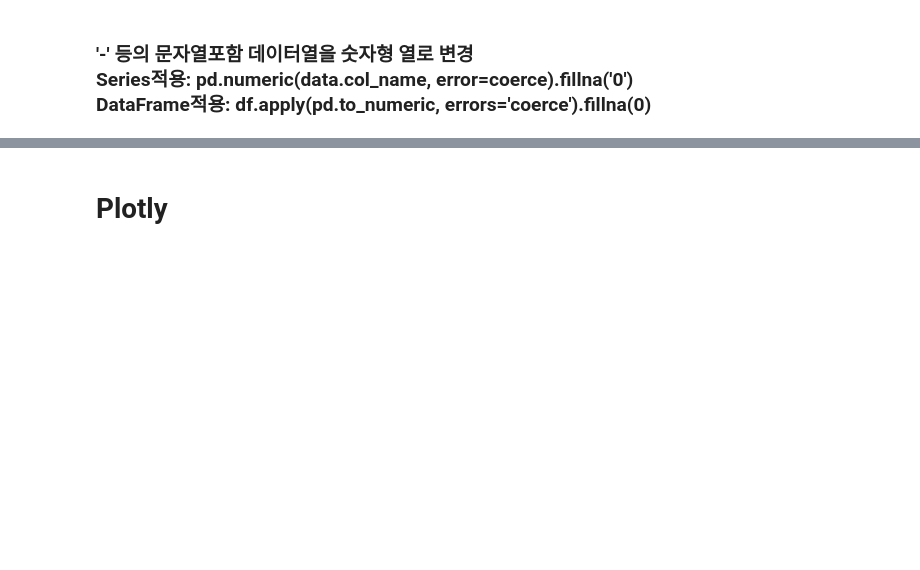
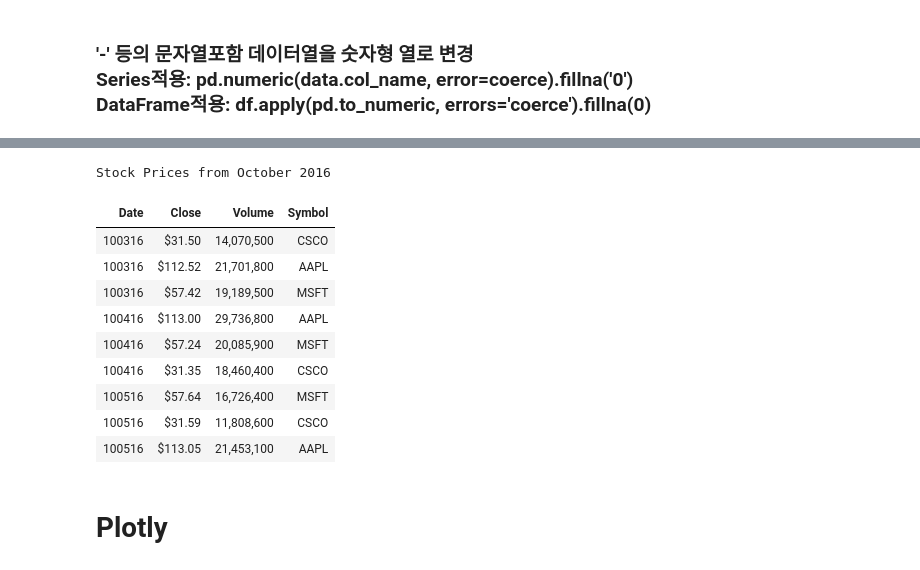
Before and after one commit to jgumin/jupyter-notebook, a Jupyter notebook: snippet/snippet.ipynb, the cells around one changed output, grey strips where cells are left out. Cells and saved outputs as stored; diff of their text form; code cells hidden in the pictures; blank space fills up the shorter version.

```diff
--- a/snippet/snippet.ipynb
+++ b/snippet/snippet.ipynb
@@ -1320,3 +1390,21 @@ df
+# %%
+(stocks.style.format(format_dict)
+.hide_index()
+.bar('Volume', color='lightblue', align='zero')
+.set_caption('Stock Prices from October 2016')
+)
+# %% [output]
+Stock Prices from October 2016
+| Date | Close | Volume | Symbol |
+| 100316 | $31.50 | 14,070,500 | CSCO |
+| 100316 | $112.52 | 21,701,800 | AAPL |
+| 100316 | $57.42 | 19,189,500 | MSFT |
+| 100416 | $113.00 | 29,736,800 | AAPL |
+| 100416 | $57.24 | 20,085,900 | MSFT |
+| 100416 | $31.35 | 18,460,400 | CSCO |
+| 100516 | $57.64 | 16,726,400 | MSFT |
+| 100516 | $31.59 | 11,808,600 | CSCO |
+| 100516 | $113.05 | 21,453,100 | AAPL |
 # %% [markdown]
 # Plotly
 # %% [markdown]
```
Also changed, not shown: parts of 12 cells of this notebook.
